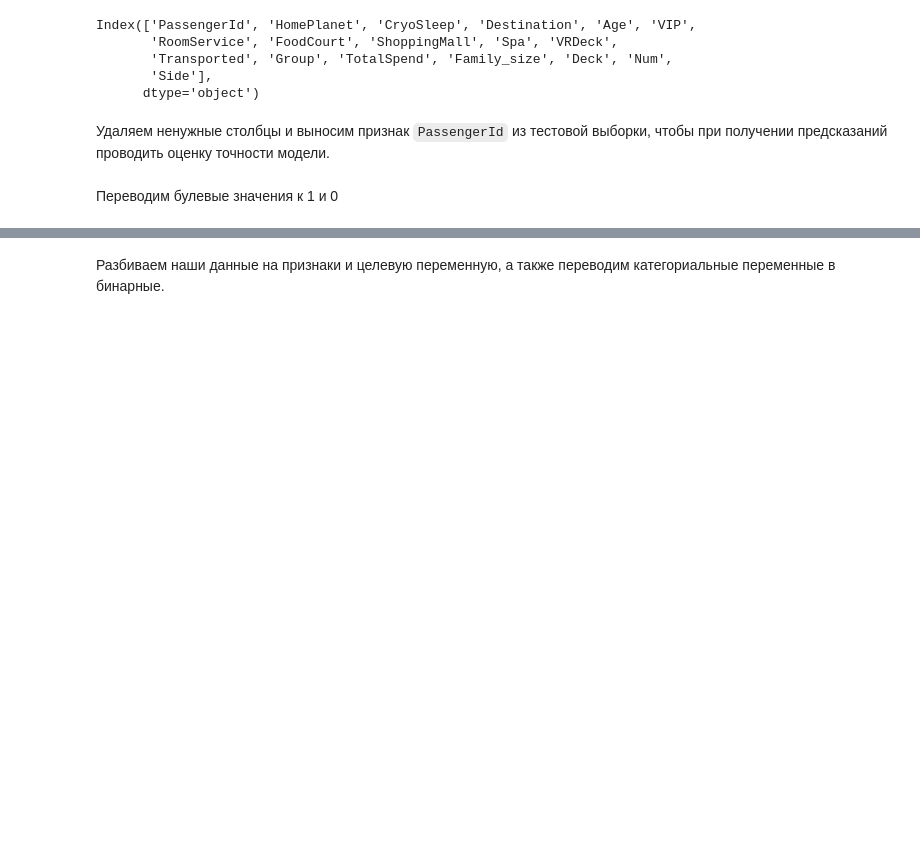
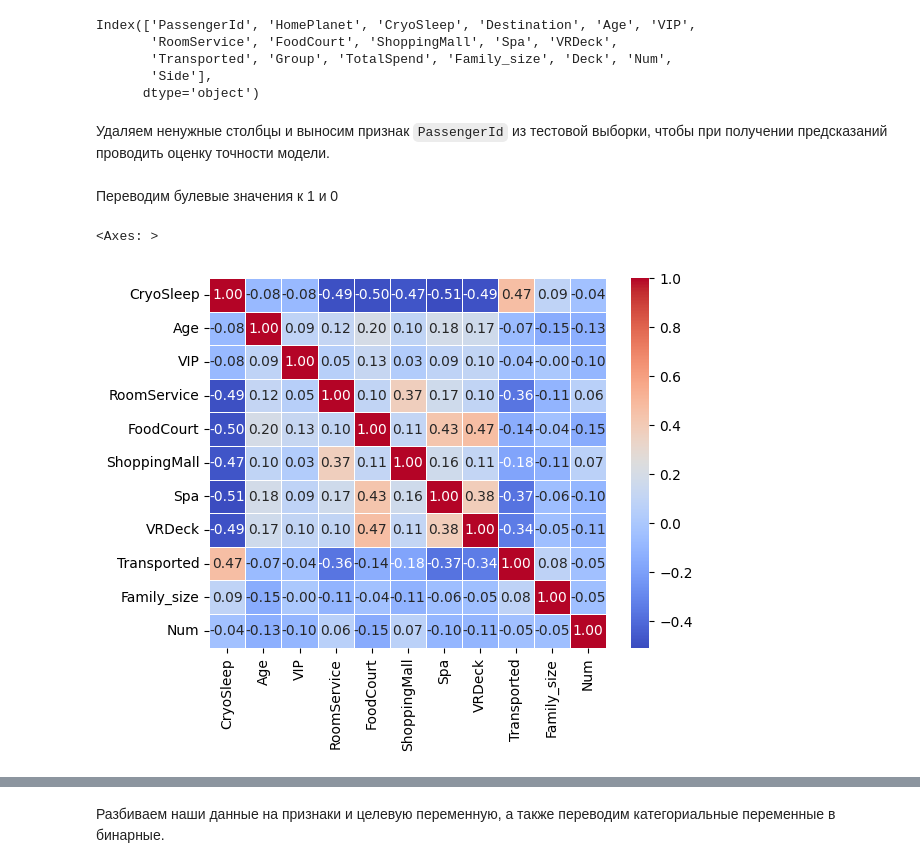
Before and after one commit to MoyMarMois/Spaceship-Titanic, a Jupyter notebook: src/Spaceship.ipynb, the cells around one changed output, grey strips where cells are left out. Drawn from its saved outputs; the diff is of its cells as text; code cells hidden in the pictures; blank space fills up the shorter version.

Commit message:
SHAP, best_model, Heatmap

```diff
--- a/src/Spaceship.ipynb
+++ b/src/Spaceship.ipynb
@@ -531,8 +533,10 @@ Index(['PassengerId', 'HomePlanet', 'CryoSleep', 'Destination', 'Age', 'VIP',
 # %%
 test_ID = df_test["PassengerId"]
 
-for df in [df_train, df_test]:
-    df.drop(["PassengerId", "TotalSpend", "Group"], axis=1, inplace=True)
+cols_to_drop = ["PassengerId", "TotalSpend", "Group"]
+
+df_train = df_train.drop(columns=cols_to_drop, errors="ignore")
+df_test = df_test.drop(columns=cols_to_drop, errors="ignore")
 # %% [markdown]
 Переводим булевые значения к 1 и 0
 # %%
@@ -543,3 +547,8 @@ for col in bool_cols:
     df_test[col] = df_test[col].astype(int)
 
 df_train["Transported"] = df_train["Transported"].astype(int)
+# %%
+sns.heatmap(df_train.drop(["HomePlanet", "Destination", "Side", "Deck"], axis=1).corr(), lw=0.5, cmap="coolwarm", annot=True, fmt=".2f")
+# %% [output]
+<Axes: >
+[figure, added]
```
Also changed, not shown: parts of 38 cells of this notebook, 5 other files.
